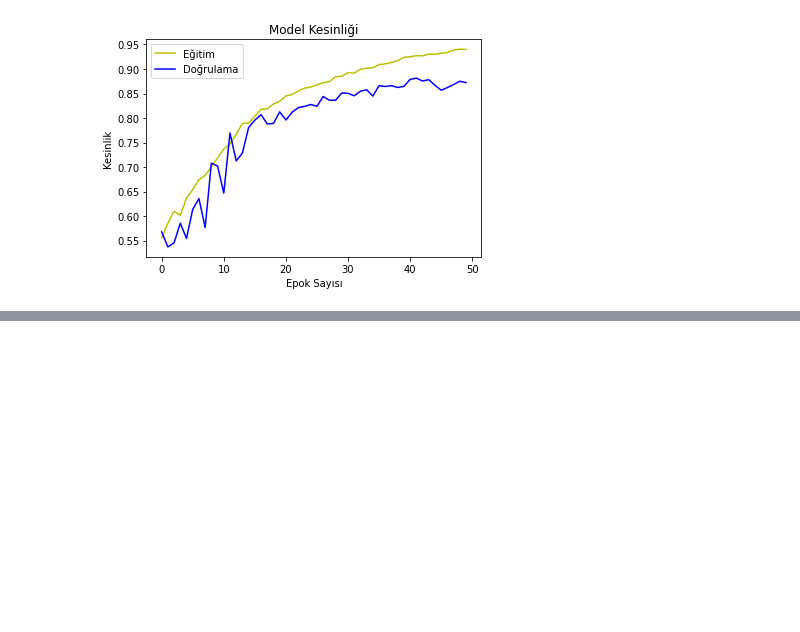
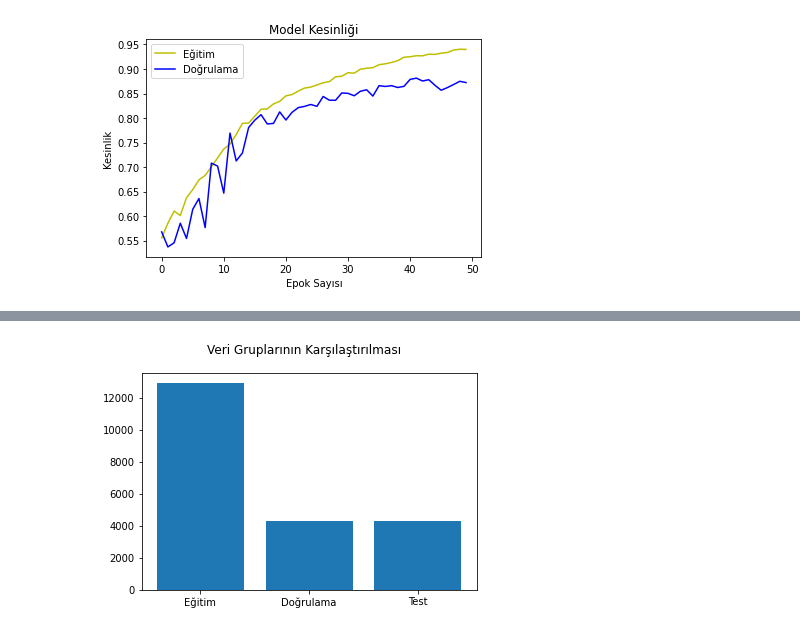
Before and after one commit to iltermon/YMGK-Projesi, a Jupyter notebook: scriptler/model.ipynb, the cells around one changed output, grey strips where cells are left out. Saved outputs shown, nothing was run; the diff lists cells and outputs as text; code cells hidden in the pictures; blank space fills up the shorter version.

```diff
--- a/scriptler/model.ipynb
+++ b/scriptler/model.ipynb
@@ -218,0 +226,8 @@ Duyarlılık 0.8512358665466309
+# %%
+grup = ['Eğitim', 'Doğrulama','Test']
+degerler =  [x_train.shape[0], x_valid.shape[0], x_test.shape[0]]
+plt.bar(grup, degerler)
+plt.suptitle('Veri Gruplarının Karşılaştırılması')
+plt.show()
+# %% [output]
+[figure, added]
```
Also changed, not shown: parts of 1 cell of this notebook.
